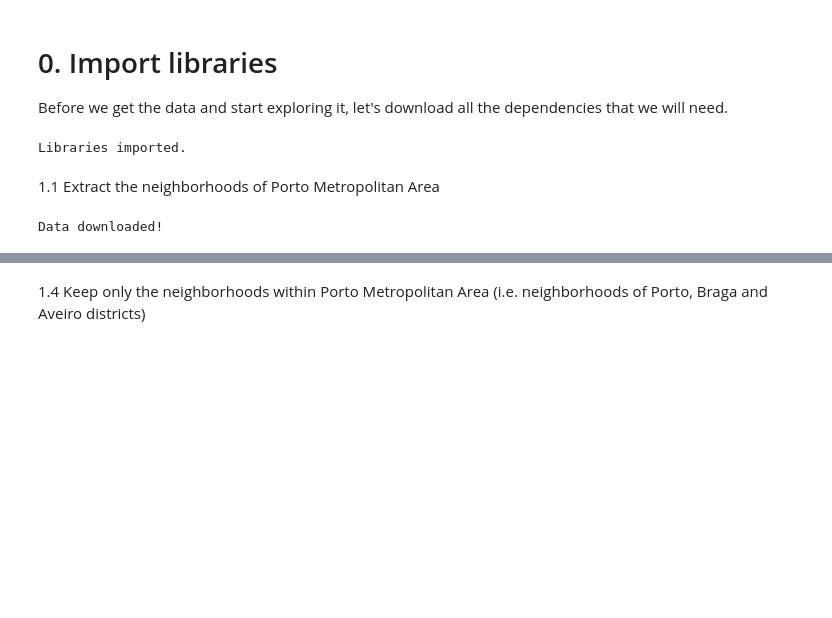
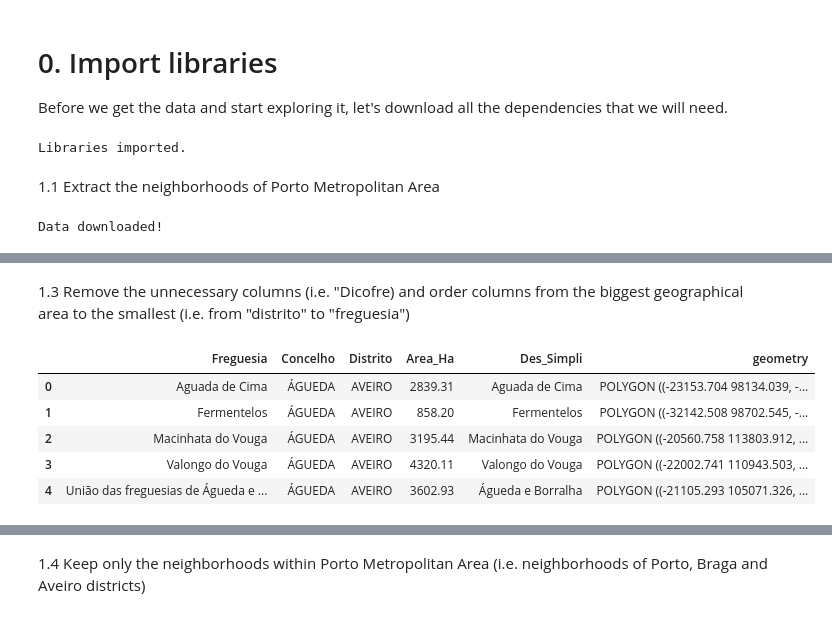
Before and after one commit to joaotmgirao/Coursera_Capstone, a Jupyter notebook: JoaoGirao_Coursera_DSCert_09CapProj_FinalProject.ipynb, the cells around one changed output, grey strips where cells are left out. Drawn from its saved outputs; the diff is of its cells as text; code cells hidden in the pictures; blank space fills up the shorter version.

```diff
--- a/JoaoGirao_Coursera_DSCert_09CapProj_FinalProject.ipynb
+++ b/JoaoGirao_Coursera_DSCert_09CapProj_FinalProject.ipynb
@@ -144,0 +106,12 @@ neighborhoods.shape # check the total number of entries
+# %% [markdown]
+1.3 Remove the unnecessary columns (i.e. "Dicofre) and order columns from the biggest geographical area to the smallest (i.e. from "distrito" to "freguesia")
+# %%
+ptfreg2 = ptfreg.drop(columns='Dicofre') #more info here: https://pandas.pydata.org/pandas-docs/stable/reference/api/pandas.DataFrame.drop.html
+ptfreg2.head()
+# %% [output]
+|  | Freguesia | Concelho | Distrito | Area_Ha | Des_Simpli | geometry |
+| 0 | Aguada de Cima | ÁGUEDA | AVEIRO | 2839.31 | Aguada de Cima | POLYGON ((-23153.704 98134.039, -... |
+| 1 | Fermentelos | ÁGUEDA | AVEIRO | 858.20 | Fermentelos | POLYGON ((-32142.508 98702.545, -... |
+| 2 | Macinhata do Vouga | ÁGUEDA | AVEIRO | 3195.44 | Macinhata do Vouga | POLYGON ((-20560.758 113803.912, ... |
+| 3 | Valongo do Vouga | ÁGUEDA | AVEIRO | 4320.11 | Valongo do Vouga | POLYGON ((-22002.741 110943.503, ... |
+| 4 | União das freguesias de Águeda e ... | ÁGUEDA | AVEIRO | 3602.93 | Águeda e Borralha | POLYGON ((-21105.293 105071.326, ... |
```
Also changed, not shown: parts of 21 cells of this notebook, 1 other file.
